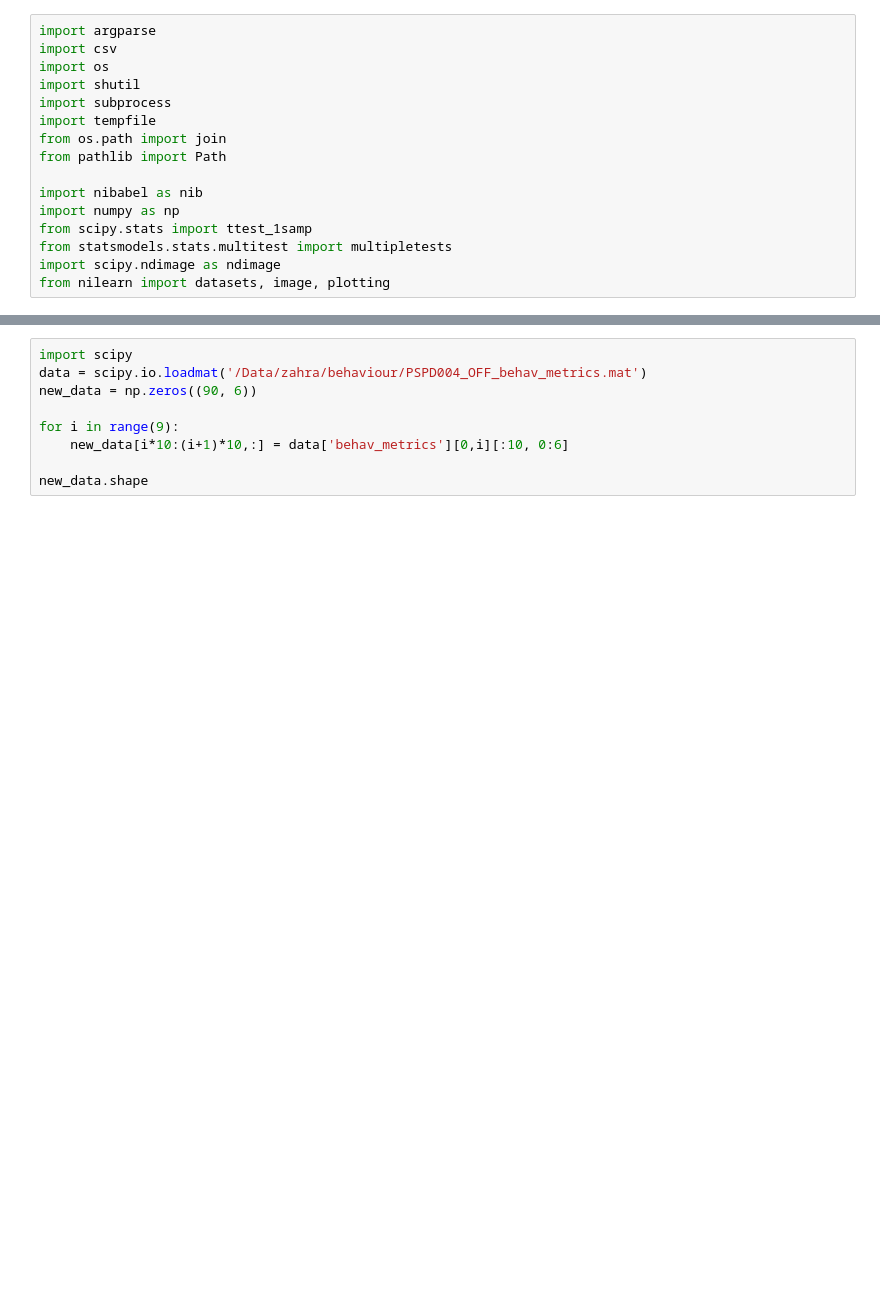
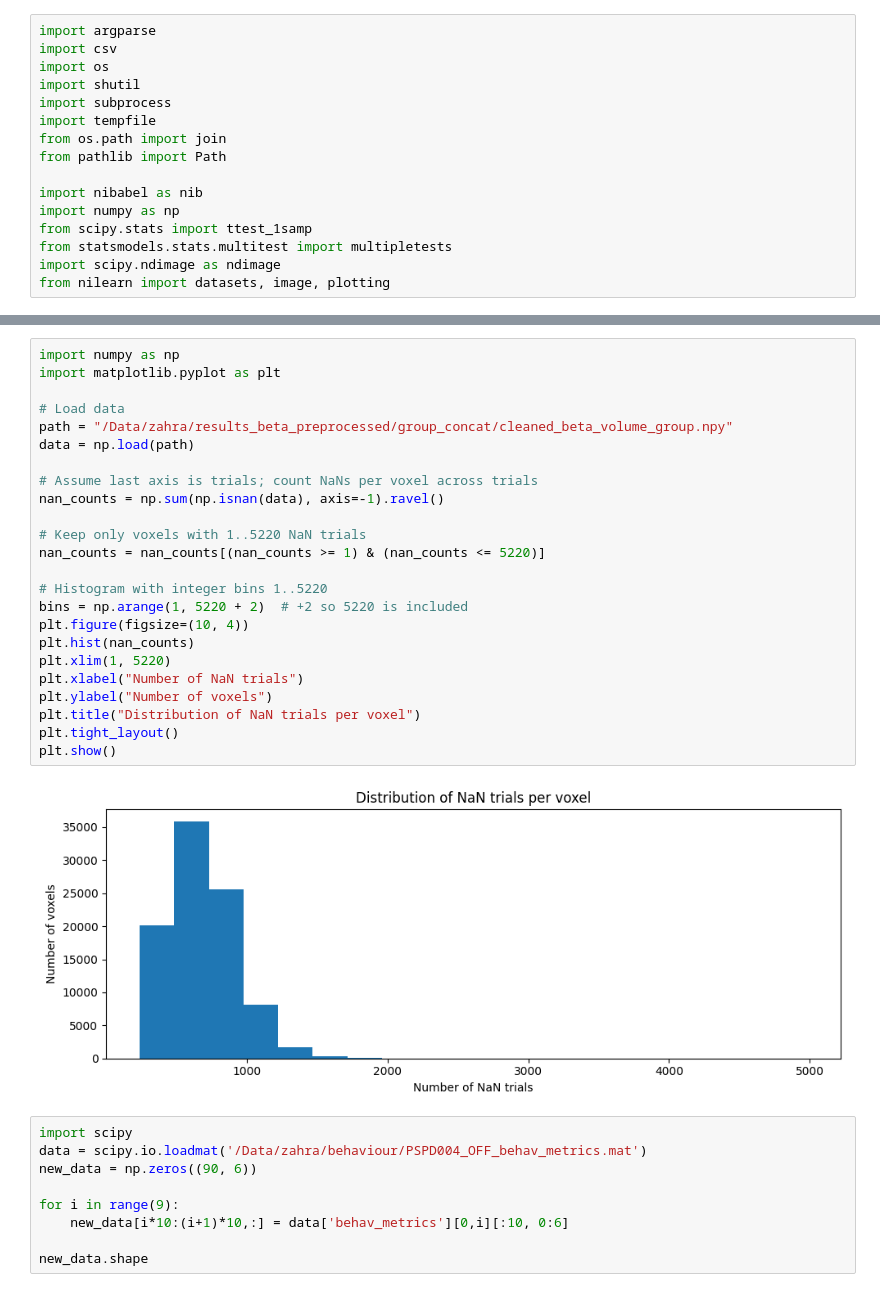
Before and after one commit to MeZahra/Thesis_code_Glm_Opt, a Jupyter notebook: single_analysis/test.ipynb, the cells around one changed output, grey strips where cells are left out. Drawn from its saved outputs; the diff is of its cells as text; blank space fills up the shorter version.

```diff
--- a/test.ipynb
+++ b/single_analysis/test.ipynb
@@ -17,3 +56,29 @@ from nilearn import datasets, image, plotting
+# %%
+import numpy as np
+import matplotlib.pyplot as plt
+
+# Load data
+path = "/Data/zahra/results_beta_preprocessed/group_concat/cleaned_beta_volume_group.npy"
+data = np.load(path)
+
+# Assume last axis is trials; count NaNs per voxel across trials
+nan_counts = np.sum(np.isnan(data), axis=-1).ravel()
+
+# Keep only voxels with 1..5220 NaN trials
+nan_counts = nan_counts[(nan_counts >= 1) & (nan_counts <= 5220)]
+
+# Histogram with integer bins 1..5220
+bins = np.arange(1, 5220 + 2)  # +2 so 5220 is included
+plt.figure(figsize=(10, 4))
+plt.hist(nan_counts)
+plt.xlim(1, 5220)
+plt.xlabel("Number of NaN trials")
+plt.ylabel("Number of voxels")
+plt.title("Distribution of NaN trials per voxel")
+plt.tight_layout()
+plt.show()
+# %% [output]
+[figure, added]
 # %%
 import scipy
 data = scipy.io.loadmat('/Data/zahra/behaviour/PSPD004_OFF_behav_metrics.mat')
```
Also changed, not shown: parts of 1 cell of this notebook, 21 other files.
